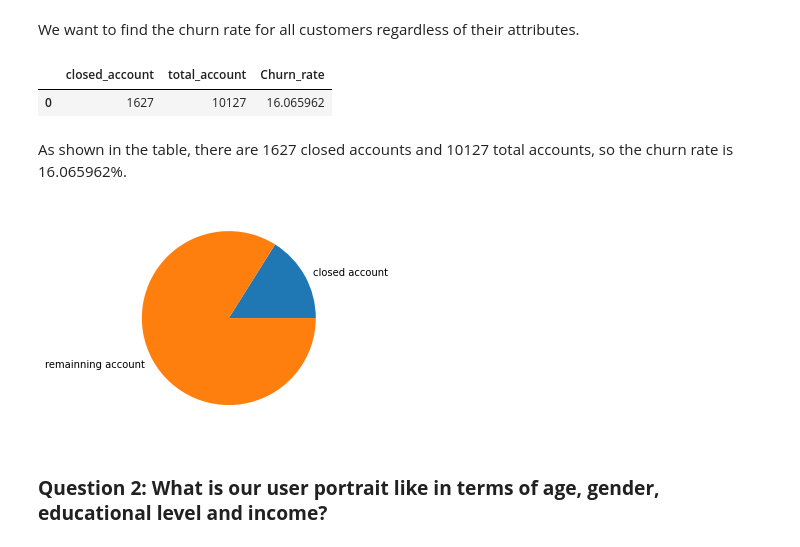
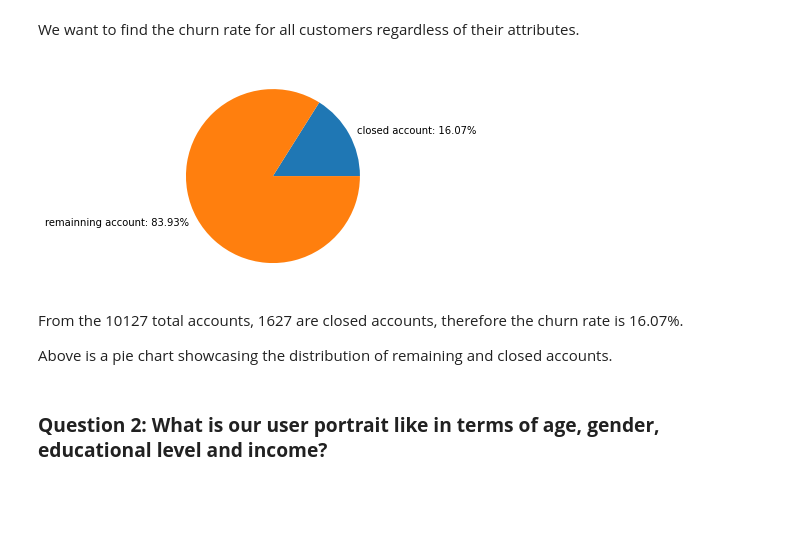
Before and after one commit to zhouchun0105/credit-card-churners, a Jupyter notebook: SUBMIT_creditcard_churners_team1.ipynb, the cells around one changed output. Drawn from its saved outputs; the diff is of its cells as text; code cells hidden in the pictures; blank space fills up the shorter version.

```diff
--- a/SUBMIT_creditcard_churners_team1.ipynb
+++ b/SUBMIT_creditcard_churners_team1.ipynb
@@ -138,22 +131,19 @@ SUM(CAST(Attrition_Flag = 'Attrited Customer' AS INT))/COUNT(Attrition_Flag)*100
 AS Churn_rate
 FROM `ba775-team-project.bankchurners.bankchurners`
 WHERE Attrition_Flag IS NOT NULL;
-# %%
-churn_rate
-# %% [output]
-|  | closed_account | total_account | Churn_rate |
-| 0 | 1627 | 10127 | 16.065962 |
-# %% [markdown]
-As shown in the table, there are 1627 closed accounts and 10127 total accounts, so the churn rate is 16.065962%.
 # %%
 import matplotlib.pyplot as plt
-labels = 'closed account', 'remainning account'
+labels = 'closed account: 16.07%', 'remainning account: 83.93%'
 sizes=[1627,10127-1627]
 fig1, ax1 = plt.subplots()
 ax1.pie(sizes,labels=labels)
 plt.show()
 # %% [output]
-[figure, old version]
+[figure, new version]
+# %% [markdown]
+From the 10127 total accounts, 1627 are closed accounts, therefore the churn rate is 16.07%.
+
+Above is a pie chart showcasing the distribution of remaining and closed accounts.
 # %% [markdown]
 ### **Question 2: What is our user portrait like in terms of age, gender, educational level and income?**
 # %% [markdown]
```
Also changed, not shown: parts of 92 cells of this notebook.
